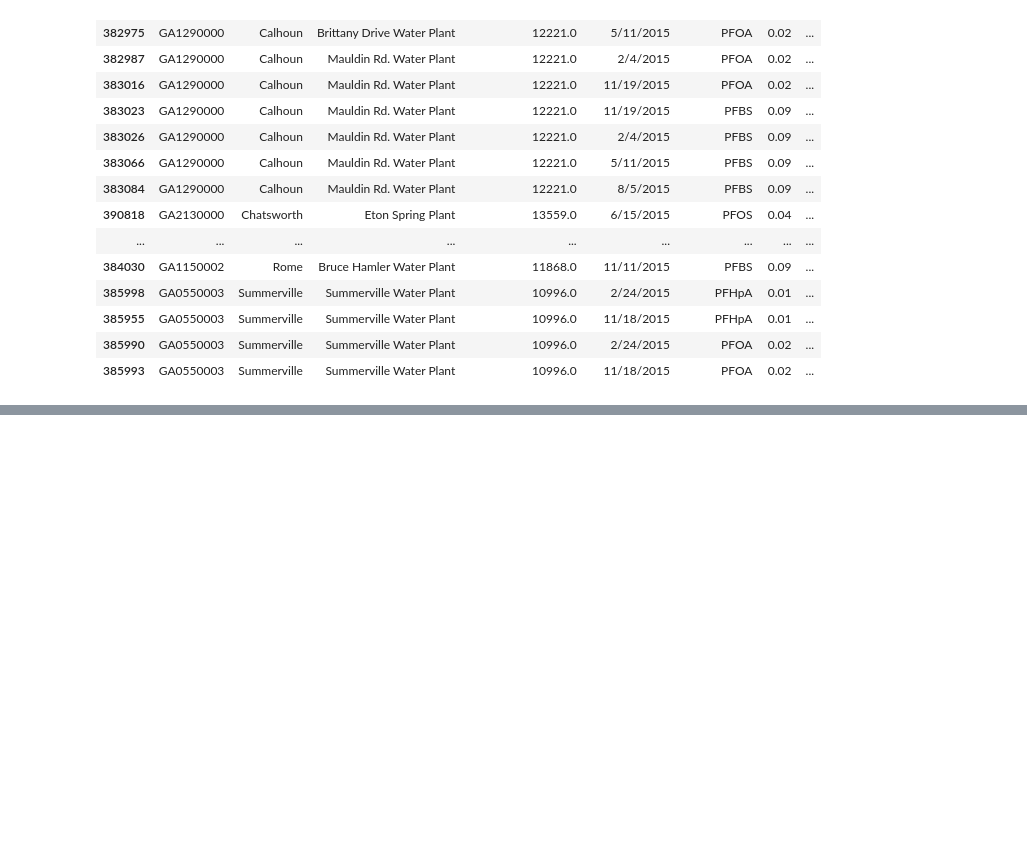
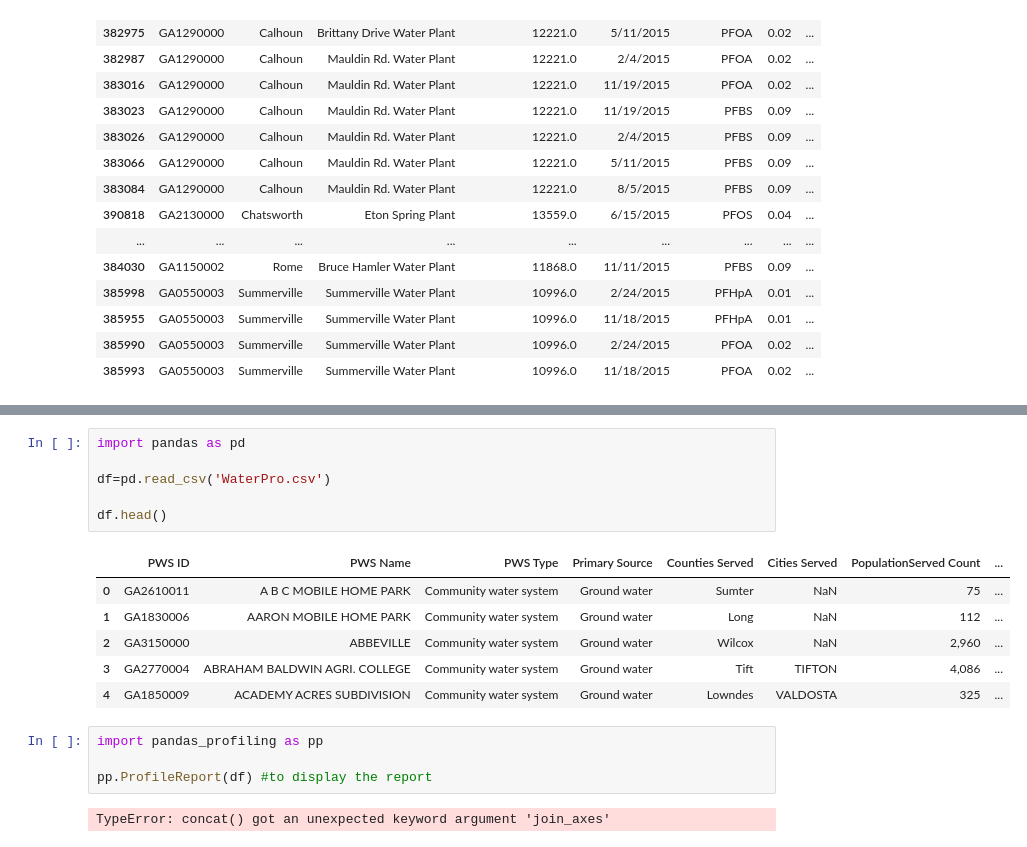
Before and after one commit to GGC-DSA/pfas, a Jupyter notebook: NoteBooks/David Teflon Notebook.ipynb, the cells around one changed output, grey strips where cells are left out. Cells and saved outputs as stored; diff of their text form; blank space fills up the shorter version.

```diff
--- a/NoteBooks/David Teflon Notebook.ipynb
+++ b/NoteBooks/David Teflon Notebook.ipynb
@@ -402,0 +491,19 @@ pfas_ga
+# %%
+import pandas as pd
+
+df=pd.read_csv('WaterPro.csv')
+
+df.head()
+# %% [output]
+|  | PWS ID | PWS Name | PWS Type | Primary Source | Counties Served | Cities Served | PopulationServed Count | ... |
+| 0 | GA2610011 | A B C MOBILE HOME PARK | Community water system | Ground water | Sumter | NaN | 75 | ... |
+| 1 | GA1830006 | AARON MOBILE HOME PARK | Community water system | Ground water | Long | NaN | 112 | ... |
+| 2 | GA3150000 | ABBEVILLE | Community water system | Ground water | Wilcox | NaN | 2,960 | ... |
+| 3 | GA2770004 | ABRAHAM BALDWIN AGRI. COLLEGE | Community water system | Ground water | Tift | TIFTON | 4,086 | ... |
+| 4 | GA1850009 | ACADEMY ACRES SUBDIVISION | Community water system | Ground water | Lowndes | VALDOSTA | 325 | ... |
+# %%
+import pandas_profiling as pp
+
+pp.ProfileReport(df) #to display the report
+# %% [output]
+TypeError: concat() got an unexpected keyword argument 'join_axes'
```
Also changed, not shown: parts of 4 cells of this notebook, 1 other file.
